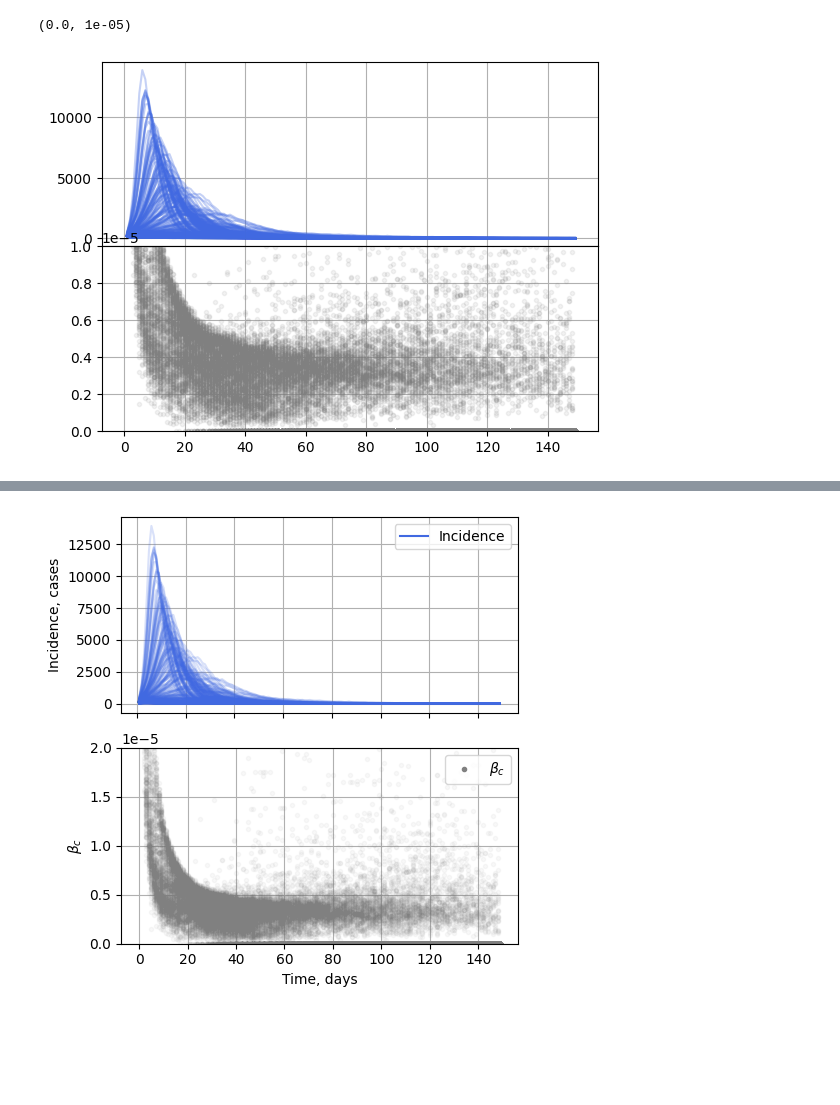
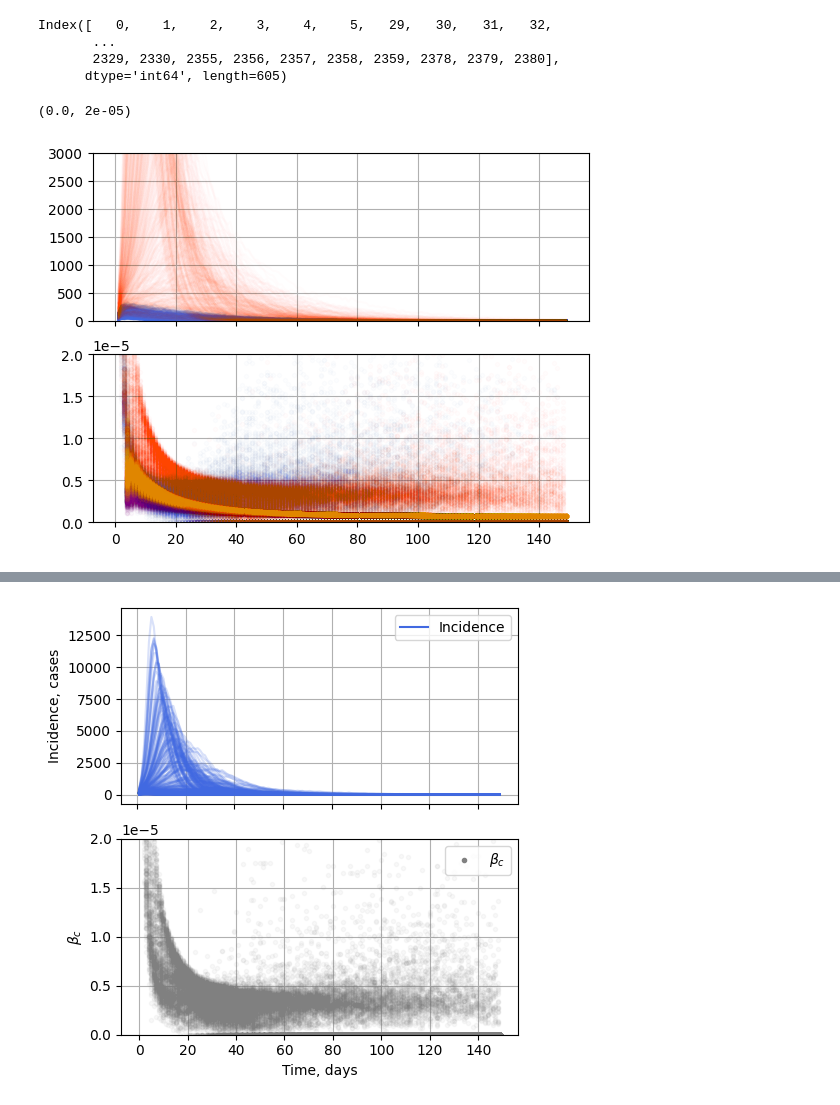
Before and after one commit to Mpkosh/network_hybrid_33, a Jupyter notebook: split_and_plot_tolopogies.ipynb, the cells around one changed output, grey strips where cells are left out. Cells and saved outputs as stored; diff of their text form; code cells hidden in the pictures; blank space fills up the shorter version.

```diff
--- a/split_and_plot_tolopogies.ipynb
+++ b/split_and_plot_tolopogies.ipynb
@@ -11,3 +11,15 @@ from sklearn.model_selection import train_test_split
 # %%
 dire = "../new_ba_100000/"
 sw = pd.read_csv('ba_test_files.csv').iloc[::10].values
+# %%
+sww = pd.Series(sw.flatten()).str.split('_',expand=True)
+sww.columns = ['p','beta','gamma','delta','initi',
+               'alpha','seed','nseed']
+fin = sww[['beta','alpha']].astype(float).round(2)
+idx = fin[(fin.alpha<0.4)].index
+idx
+# %% [output]
+Index([   0,    1,    2,    3,    4,    5,   29,   30,   31,   32,
+       ...
+       2329, 2330, 2355, 2356, 2357, 2358, 2359, 2378, 2379, 2380],
+      dtype='int64', length=605)
@@ -13,0 +82,5 @@ sw = pd.read_csv('ba_test_files.csv').iloc[::10].values
+# %%
+import joblib
+full_scaler = joblib.load(f'ba100k_lstm_4_001_s10.pkl')
+model = predict_Beta_I.load_model(f'ba100k_lstm_4_001_s10.keras')
+window_size=4
@@ -14,22 +157,41 @@ sw = pd.read_csv('ba_test_files.csv').iloc[::10].values
 # %%
-fig = plt.figure()
-gs = fig.add_gridspec(2, 1, hspace=0, wspace=0)
-(ax1), (ax2) = gs.subplots(sharex='col', sharey='row')
+fig, ax = plt.subplots(2, 1, sharex=True)
+ax1, ax2 = ax.flatten()
+use_idx = np.delete(fin.index, idx)[::3]
 
-for i,file in enumerate(sw):
+# SMALL
+for idx1,file in zip(idx,
+                     sw[idx]):
     df = pd.read_csv(dire+file[0], usecols=['S','E','I','Beta'])
     temp = df[['E','S']].shift([0,1])
     # Inc_t = (E_t-1 - E_t) - (S_t - S_t-1)
     df['incidence'] = (temp['E_1'] - temp['E_0']) - \
                         (temp['S_0'] - temp['S_1'])
 
-    ax1.plot(df['incidence'], color='RoyalBlue', alpha=0.3)
-    ax2.plot(df.Beta, color='gray', alpha=0.1, marker='.', ls='')
+    ax1.plot(df['incidence'], color='RoyalBlue', alpha=0.1)
+    ax2.plot(df.Beta, color='RoyalBlue', alpha=0.01, marker='.', ls='')
+    ax2.plot(np.arange(4,len(res_d[idx1])+4), res_d[idx1],
+             color='purple', alpha=0.03, marker='.', ls='')
+
+# LARGE
+for idx1,file in zip(use_idx,
+                     sw[use_idx]):
+    df = pd.read_csv(dire+file[0], usecols=['S','E','I','Beta'])
+    temp = df[['E','S']].shift([0,1])
+    # Inc_t = (E_t-1 - E_t) - (S_t - S_t-1)
+    df['incidence'] = (temp['E_1'] - temp['E_0']) - \
+                        (temp['S_0'] - temp['S_1'])
+
+    ax1.plot(df['incidence'], color='OrangeRed', alpha=0.01)
+    ax2.plot(df.Beta, color='OrangeRed', alpha=0.01, marker='.', ls='')
+    ax2.plot(np.arange(4,len(res_d[idx1])+4), res_d[idx1],
+             color='orange', alpha=0.03, marker='.', ls='')
 
 ax1.grid()
 ax2.grid()
 
-ax2.set_ylim(0,1e-5)
+ax1.set_ylim(0,3000)
+ax2.set_ylim(0,2e-5)
 # %% [output]
-(0.0, 1e-05)
+(0.0, 2e-05)
-[figure, old version]
+[figure, new version]
```
Also changed, not shown: parts of 5 cells of this notebook, 2 other files.
